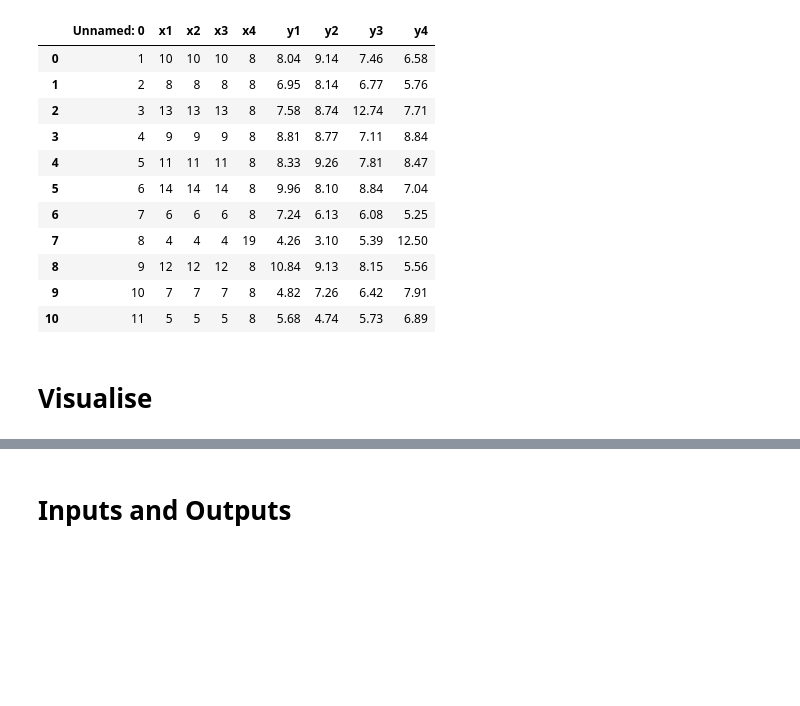
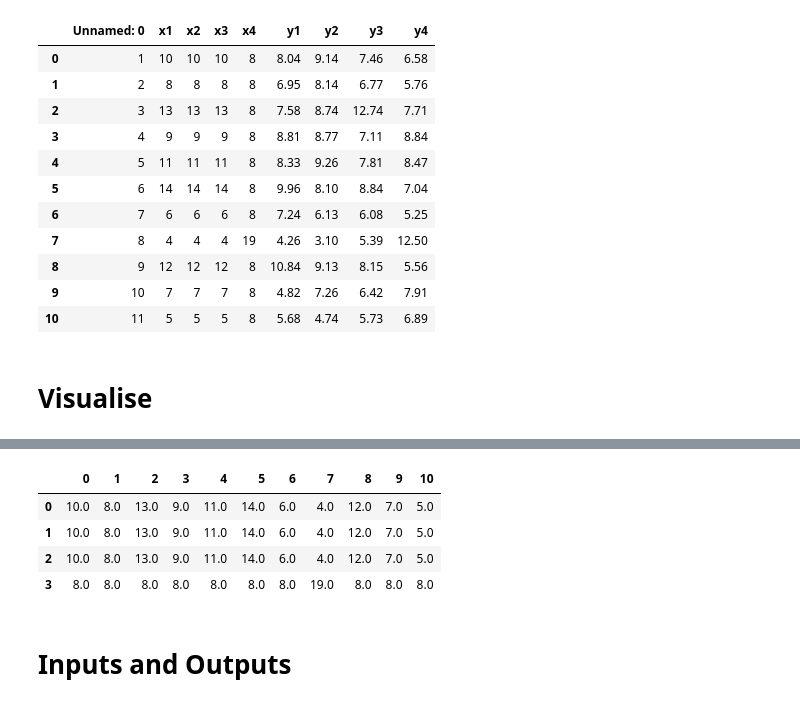
Before and after one commit to Maria1709/Anscombes, a Jupyter notebook: anscombes-data-set(1).ipynb, the cells around one changed output, grey strips where cells are left out. Saved outputs shown, nothing was run; the diff lists cells and outputs as text; code cells hidden in the pictures; blank space fills up the shorter version.

```diff
--- a/anscombes-data-set(1).ipynb
+++ b/anscombes-data-set(1).ipynb
@@ -353,3 +361,6 @@ import seaborn as sns
 sns.pairplot(df,hue="y1")
 import pandas as pd
 import sklearn.model_selection as mod
+
+
+anscombe = sns.load_dataset("anscombe")
@@ -358,3 +367,13 @@ import sklearn.model_selection as mod
+# %%
+x=[]
+for r in range(0,34,11): x.append([anscombe.loc[i,'x'] for i in range(r,r+11)])
+pd.DataFrame(x)
+# %% [output]
+|  | 0 | 1 | 2 | 3 | 4 | 5 | 6 | 7 | 8 | 9 | 10 |
+| 0 | 10.0 | 8.0 | 13.0 | 9.0 | 11.0 | 14.0 | 6.0 | 4.0 | 12.0 | 7.0 | 5.0 |
+| 1 | 10.0 | 8.0 | 13.0 | 9.0 | 11.0 | 14.0 | 6.0 | 4.0 | 12.0 | 7.0 | 5.0 |
+| 2 | 10.0 | 8.0 | 13.0 | 9.0 | 11.0 | 14.0 | 6.0 | 4.0 | 12.0 | 7.0 | 5.0 |
+| 3 | 8.0 | 8.0 | 8.0 | 8.0 | 8.0 | 8.0 | 8.0 | 19.0 | 8.0 | 8.0 | 8.0 |
 # %% [markdown]
 # Inputs and Outputs
 # %%
```
Also changed, not shown: parts of 2 cells of this notebook.
